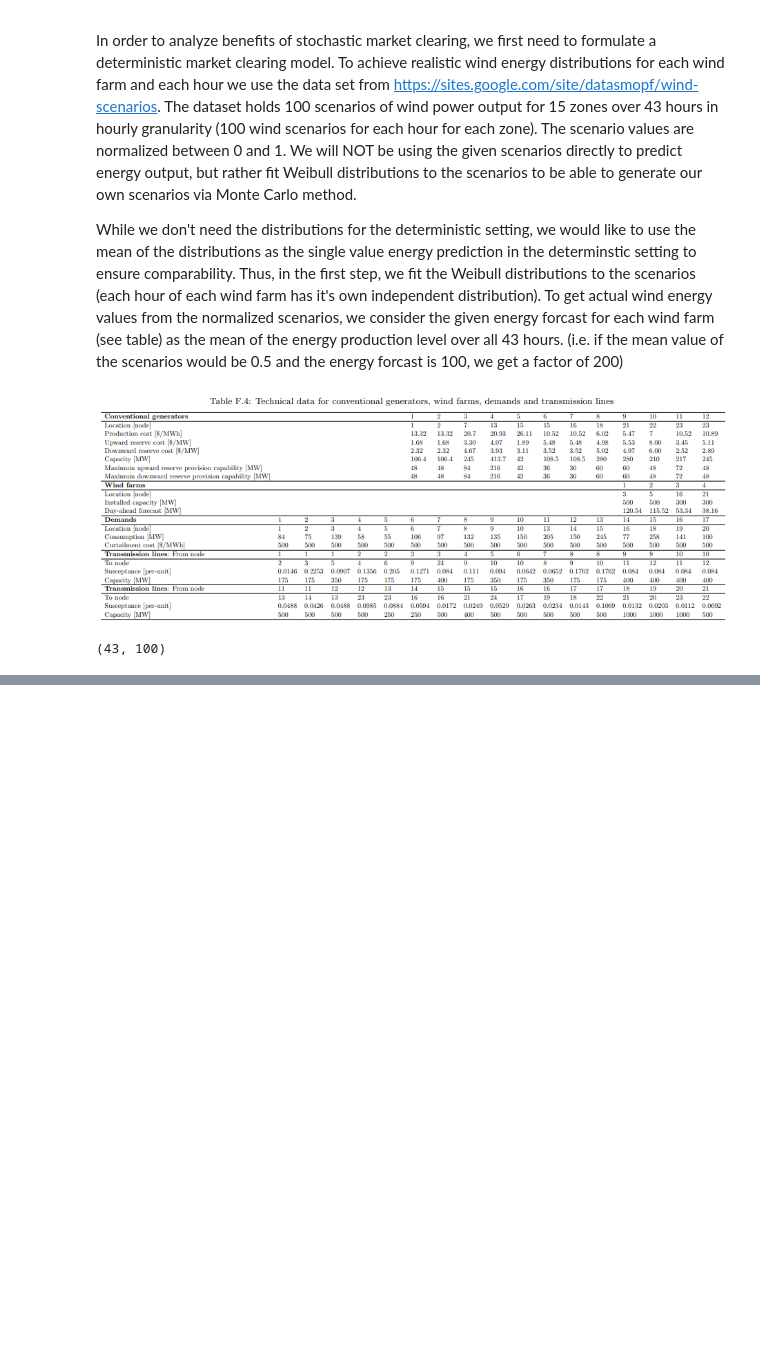
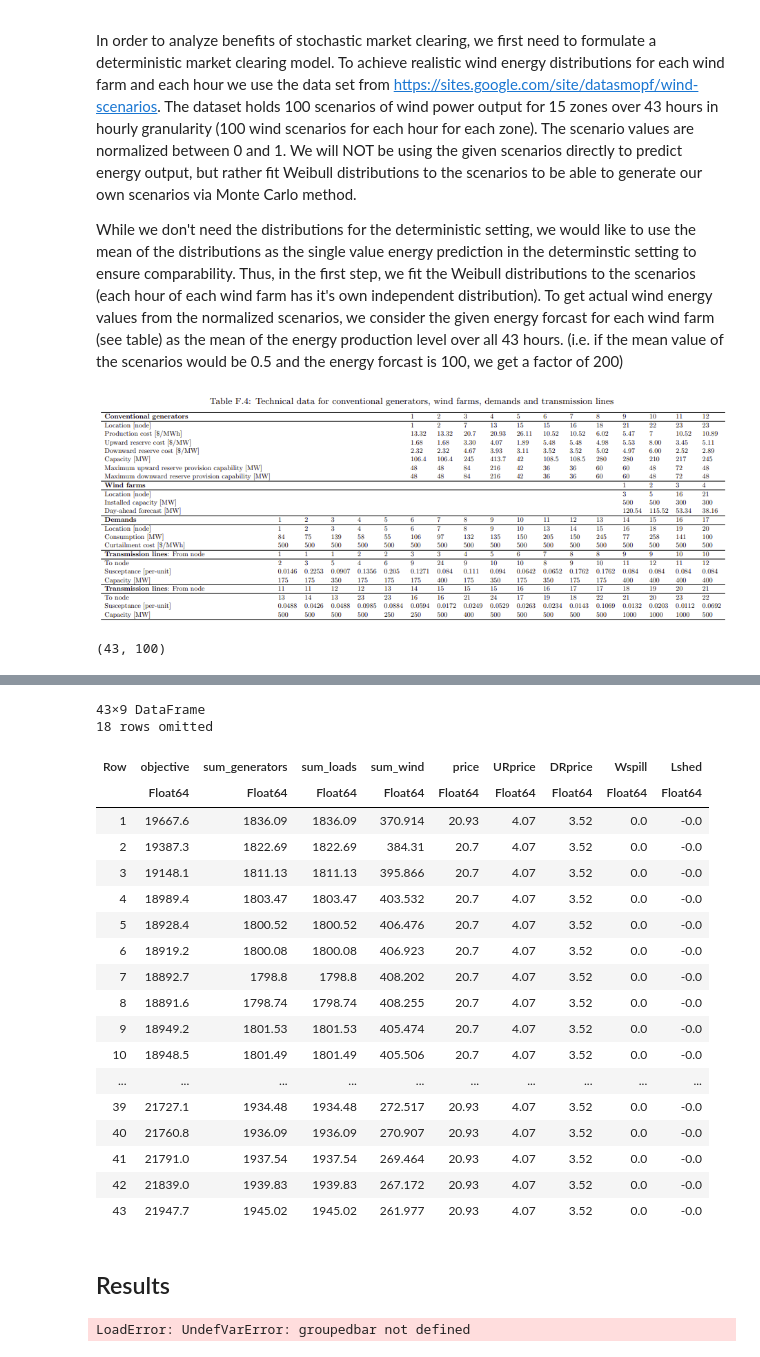
Before and after one commit to mkrahl/AMO_Project, a Jupyter notebook: BaseModel_new.ipynb, the cells around one changed output, grey strips where cells are left out. Drawn from its saved outputs; the diff is of its cells as text; code cells hidden in the pictures; blank space fills up the shorter version.

Commit message:
base model

```diff
--- a/BaseModel_new.ipynb
+++ b/BaseModel_new.ipynb
@@ -69,0 +121,33 @@ plot!(collect(1:43),means_scaled[4],label = "scaled wind farm 4 means")
+# %%
+
+data = Dict(
+    :W => 1:4, # Wind farm index
+    :K => 1:12, # Generator index
+    :L => 1:17, # Load index
+    :C => [13.32,13.32,20.7,20.93,26.11,10.52,10.52,6.02,5.47,7.0,10.52,10.89], # Generator Energy cost
+    :Cu => [1.68,1.68,3.30,4.07,1.89,5.48,5.48,4.98,5.53,8.00,3.45,5.11], # Generator upward reserve cost
+    :Cd => [2.32,2.32,4.67,3.93,3.11,3.52,3.52,5.02,4.97,6.00,2.52,2.89], # Generator downward reserve cost
+    :Rmax => [48,48,84,216,42,36,36,60,60,48,72,48], # Generator reserve capacity (both up and down)
+    :Pmax => [106.4,106.4,245,413.7,42,108.5,108.5,280,280,210,217,245], # Generator max Capacity
+    :Wmax =>[500,500,300,300], # Wind farm max capacity
+    :D =>[84,75,139,58,55,106,97,132,135,150,205,150,245,77,258,141,100], # Demand energy
+    :vLOL => 500.0, # value of lost load
+    :pred => wind_data, # wind farm output predictions [43 h]
+    :R => 0.1 * sum([84,75,139,58,55,106,97,132,135,150,205,150,245,77,258,141,100]) # Reserve volume
+)
+
+resultsDf = DataFrame(objective = Float64[], sum_generators = Float64[], sum_loads = Float64[],
+    sum_wind = Float64[], price = Float64[], URprice = Float64[], DRprice = Float64[], Wspill = Float64[],
+    Lshed = Float64[])
+
+generator_data = []
+UReserve_data = []
+DReserve_data =[]
+
+for i in 1:43
+    results = solveModel(i,data)
+    push!(generator_data,results[:generator_values])
+    push!(UReserve_data,results[:Ureserve])
+    push!(DReserve_data,results[:Dreserve])
+    push!(resultsDf,[results[:objective_value],sum(results[:generator_values]),sum(results[:generator_values]),sum(results[:wind_values]),results[:shadow_prices],results[:Ureserve_prices],results[:Dreserve_prices],sum(results[:Wspills]),results[:Lshed]])
+end
@@ -69,0 +172,26 @@ plot!(collect(1:43),means_scaled[4],label = "scaled wind farm 4 means")
+# %%
+Base.displaysize() = (100, 80)
+resultsDf
+# %% [output]
+43×9 DataFrame
+18 rows omitted
+| Row | objective | sum_generators | sum_loads | sum_wind | price | URprice | DRprice | Wspill | Lshed |
+|  | Float64 | Float64 | Float64 | Float64 | Float64 | Float64 | Float64 | Float64 | Float64 |
+| 1 | 19667.6 | 1836.09 | 1836.09 | 370.914 | 20.93 | 4.07 | 3.52 | 0.0 | -0.0 |
+| 2 | 19387.3 | 1822.69 | 1822.69 | 384.31 | 20.7 | 4.07 | 3.52 | 0.0 | -0.0 |
+| 3 | 19148.1 | 1811.13 | 1811.13 | 395.866 | 20.7 | 4.07 | 3.52 | 0.0 | -0.0 |
+| 4 | 18989.4 | 1803.47 | 1803.47 | 403.532 | 20.7 | 4.07 | 3.52 | 0.0 | -0.0 |
+| 5 | 18928.4 | 1800.52 | 1800.52 | 406.476 | 20.7 | 4.07 | 3.52 | 0.0 | -0.0 |
+| 6 | 18919.2 | 1800.08 | 1800.08 | 406.923 | 20.7 | 4.07 | 3.52 | 0.0 | -0.0 |
+| 7 | 18892.7 | 1798.8 | 1798.8 | 408.202 | 20.7 | 4.07 | 3.52 | 0.0 | -0.0 |
+| 8 | 18891.6 | 1798.74 | 1798.74 | 408.255 | 20.7 | 4.07 | 3.52 | 0.0 | -0.0 |
+| 9 | 18949.2 | 1801.53 | 1801.53 | 405.474 | 20.7 | 4.07 | 3.52 | 0.0 | -0.0 |
+| 10 | 18948.5 | 1801.49 | 1801.49 | 405.506 | 20.7 | 4.07 | 3.52 | 0.0 | -0.0 |
+| ... | ... | ... | ... | ... | ... | ... | ... | ... | ... |
+| 39 | 21727.1 | 1934.48 | 1934.48 | 272.517 | 20.93 | 4.07 | 3.52 | 0.0 | -0.0 |
+| 40 | 21760.8 | 1936.09 | 1936.09 | 270.907 | 20.93 | 4.07 | 3.52 | 0.0 | -0.0 |
+| 41 | 21791.0 | 1937.54 | 1937.54 | 269.464 | 20.93 | 4.07 | 3.52 | 0.0 | -0.0 |
+| 42 | 21839.0 | 1939.83 | 1939.83 | 267.172 | 20.93 | 4.07 | 3.52 | 0.0 | -0.0 |
+| 43 | 21947.7 | 1945.02 | 1945.02 | 261.977 | 20.93 | 4.07 | 3.52 | 0.0 | -0.0 |
+# %% [markdown]
+## Results
@@ -69,0 +200,4 @@ plot!(collect(1:43),means_scaled[4],label = "scaled wind farm 4 means")
+# %%
+groupedbar(generator_data, bar_position = :stack, bar_width = 0.7,xticks = (1:43,1:43),label = 1:43)
+# %% [output]
+LoadError: UndefVarError: groupedbar not defined
```
Also changed, not shown: parts of 8 cells of this notebook, 1 other file.
